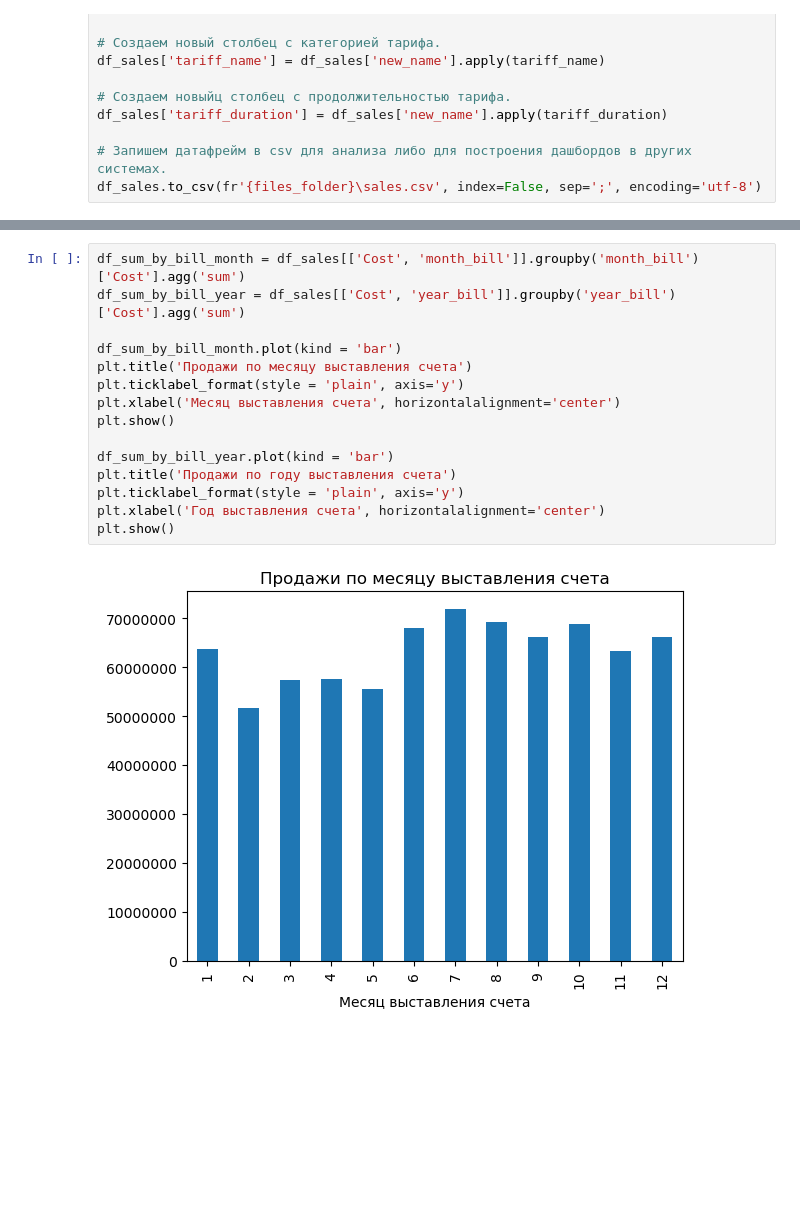
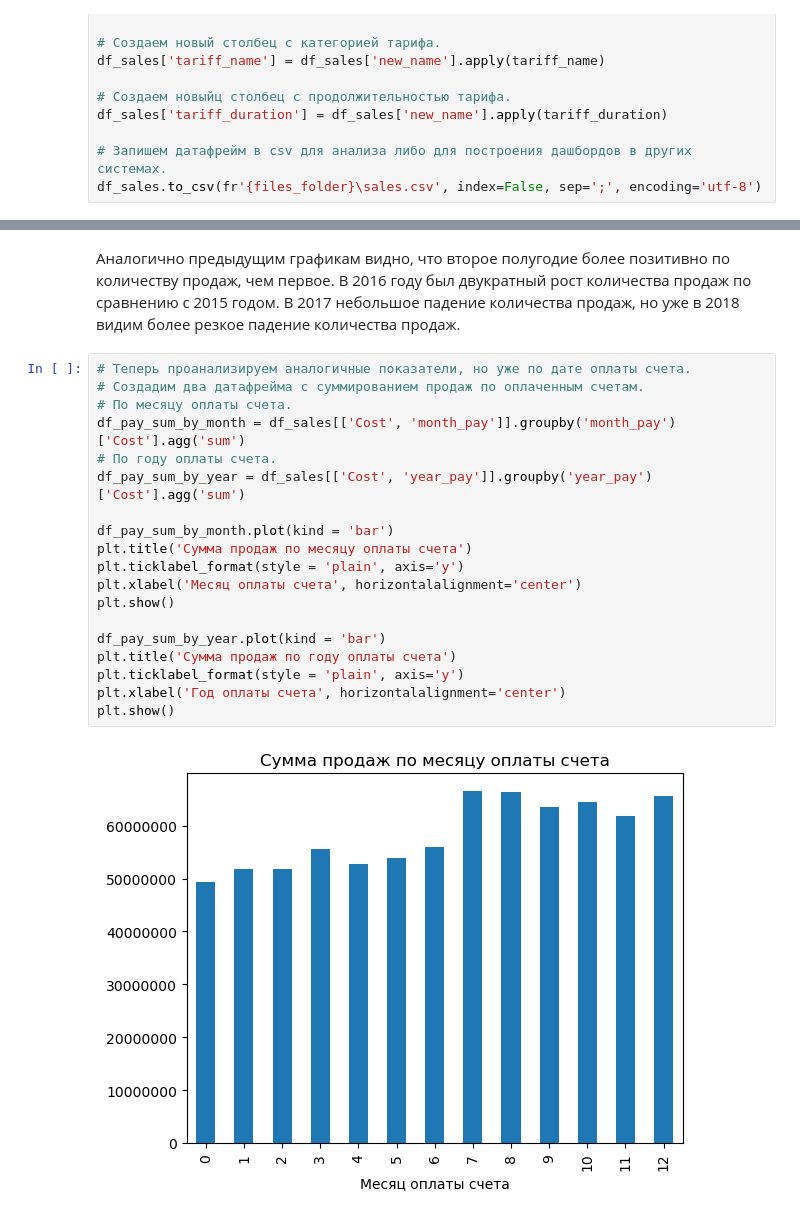
Before and after one commit to Ragnarok-039/-, a Jupyter notebook: Контур. Тестовое на продуктового аналитика/main.ipynb, the cells around one changed output, grey strips where cells are left out. Saved outputs shown, nothing was run; the diff lists cells and outputs as text; blank space fills up the shorter version.

```diff
--- a/Контур. Тестовое на продуктового аналитика/main.ipynb
+++ b/Контур. Тестовое на продуктового аналитика/main.ipynb
@@ -108,17 +172,25 @@ df_sales.to_csv(fr'{files_folder}\sales.csv', index=False, sep=';', encoding='ut
+# %% [markdown]
+Аналогично предыдущим графикам видно, что второе полугодие более позитивно по количеству продаж, чем первое.
+В 2016 году был двукратный рост количества продаж по сравнению с 2015 годом.
+В 2017 небольшое падение количества продаж, но уже в 2018 видим более резкое падение количества продаж.
 # %%
-df_sum_by_bill_month = df_sales[['Cost', 'month_bill']].groupby('month_bill')['Cost'].agg('sum')
-df_sum_by_bill_year = df_sales[['Cost', 'year_bill']].groupby('year_bill')['Cost'].agg('sum')
+# Теперь проанализируем аналогичные показатели, но уже по дате оплаты счета.
+# Создадим два датафрейма с суммированием продаж по оплаченным счетам.
+# По месяцу оплаты счета.
+df_pay_sum_by_month = df_sales[['Cost', 'month_pay']].groupby('month_pay')['Cost'].agg('sum')
+# По году оплаты счета.
+df_pay_sum_by_year = df_sales[['Cost', 'year_pay']].groupby('year_pay')['Cost'].agg('sum')
 
-df_sum_by_bill_month.plot(kind = 'bar')
-plt.title('Продажи по месяцу выставления счета')
+df_pay_sum_by_month.plot(kind = 'bar')
+plt.title('Сумма продаж по месяцу оплаты счета')
 plt.ticklabel_format(style = 'plain', axis='y')
-plt.xlabel('Месяц выставления счета', horizontalalignment='center')
+plt.xlabel('Месяц оплаты счета', horizontalalignment='center')
 plt.show()
 
-df_sum_by_bill_year.plot(kind = 'bar')
-plt.title('Продажи по году выставления счета')
+df_pay_sum_by_year.plot(kind = 'bar')
+plt.title('Сумма продаж по году оплаты счета')
 plt.ticklabel_format(style = 'plain', axis='y')
-plt.xlabel('Год выставления счета', horizontalalignment='center')
+plt.xlabel('Год оплаты счета', horizontalalignment='center')
 plt.show()
 # %% [output]
-[figure, old version]
+[figure, new version]
```
Also changed, not shown: parts of 15 cells of this notebook.
